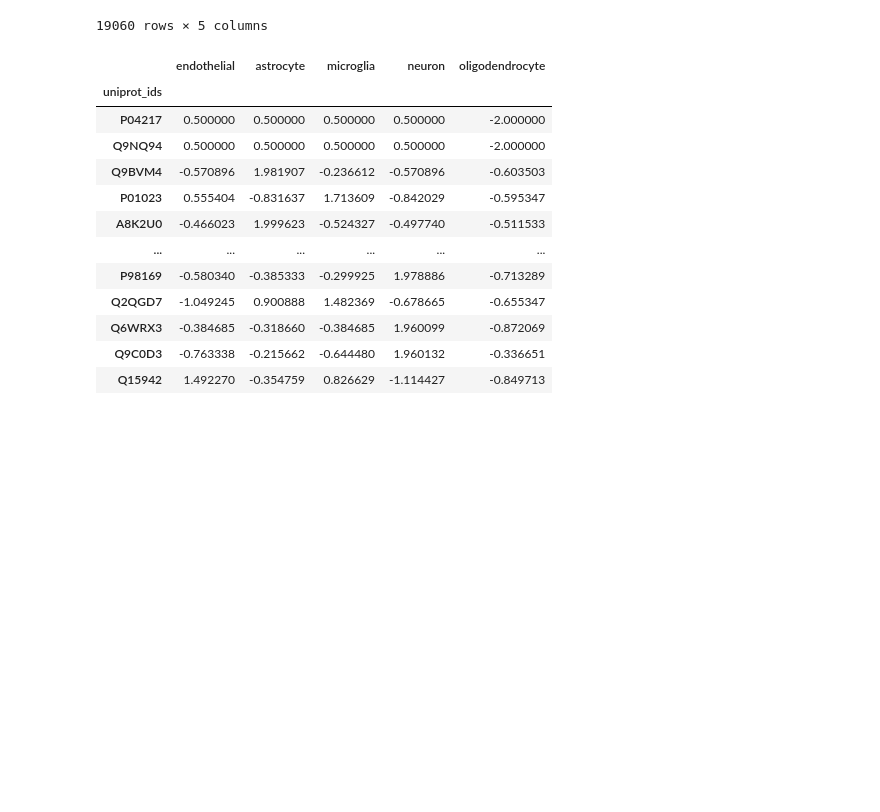
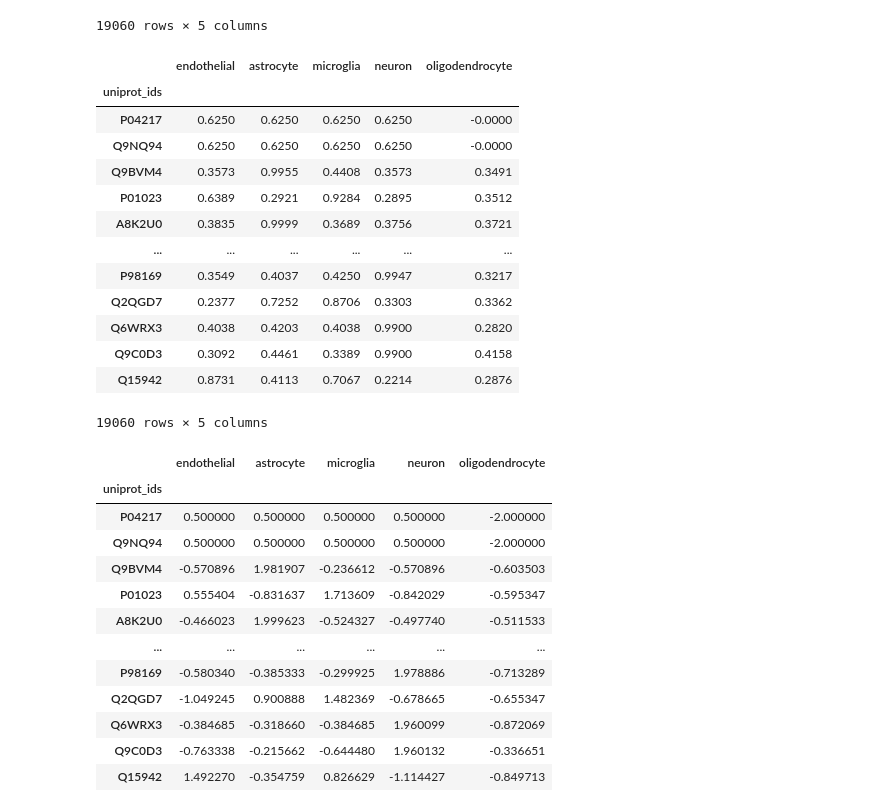
Before and after one commit to Walt-Lab/bdev_mass_spec, a Jupyter notebook: 10_analysis.ipynb, the cells around one changed output. Saved outputs shown, nothing was run; the diff lists cells and outputs as text; code cells hidden in the pictures; blank space fills up the shorter version.

```diff
--- a/10_analysis.ipynb
+++ b/10_analysis.ipynb
@@ -231,7 +210,7 @@ def mean_cell_type(brain_rna_seq_data, cell_type):
     ----------
     brain_rna_seq_data : pandas.DataFrame
         Dataframe with a column called "uniprot_ids" (contains UniProt ID), and other columns containing cell-type specific Brain RNA Seq data
-    cell_type : {'fetal', 'mature', 'endothelial', 'microglia', 'oligodendrocyte', 'neuron'}
+    cell_type : {'astrocyte', 'endothelial', 'microglia', 'oligodendrocyte', 'neuron'}
         Cell type of interest requested. Options:
          - 'astrocyte': mature astrocytes
          - 'endothelial': endothelial cells
@@ -273,6 +252,21 @@ def mean_cell_type(brain_rna_seq_data, cell_type):
             columns={"uniprot_ids": "uniprot_ids", "Mean": cell_type}
         )
 
+def calculate_tau(row):
+    """
+    Uses the numeric values in a row of a dataframe (with the row being expression data for a specific protein of interest) to determine a protein's tau specificity index. Returns a numpy array with an index of indentifier for the protein and values of tau scores.
+    Parameters
+    ----------
+    'row' : pandas.DataFrame
+        Row of a DataFrame containing expression data for a protein of interest with one column for each cell/tissue being analyzed. Index should be identifier for each protein.
+    References
+    ----------
+    Kryuchkova-Mostacci N, Robinson-Rechavi M. A benchmark of gene expression tissue-specificity metrics. Brief Bioinform. 2017 Mar 1;18(2):205-214. doi: 10.1093/bib/bbw008. PMID: 26891983; PMCID: PMC5444245.
+    """
+    row_array = np.array(row, dtype=np.float64)
+    row_x = (row_array/ max(row_array))
+    tau = ((np.sum(1 - row_x) / ((len(row_x)) - 1)))
+    return tau
 
 def cell_type_enrichment(
     brain_rna_seq_data,
@@ -281,6 +275,7 @@ def cell_type_enrichment(
     specificity_cutoff,
 ):
     """
+    Returns a list of UniProt IDs corresponding to targets that meet specified criteria to determine cell-type specificity.
     Parameters
     ----------
     'brain_rna_seq_data' : pandas.DataFrame
@@ -292,19 +287,20 @@ def cell_type_enrichment(
          - 'microglia': microglia cells
          - 'oligodendrocyte': oligodendrocytes
          - 'neuron': neurons
-    'specificity_metric': {
-        'tsi',
-        'zscore',
-        'spm',
-        'js_specificity'
-    }
+    'specificity_metric': {'tsi', 'zscore', 'spm', 'tau', 'gini', 'hg'}
         Individualized metric of determining cell type specificity requested. Options:
         - 'tsi': tissue specificity index
         - 'zscore': z-score
         - 'spm': specificity measure
-        - 'js_specificity': jensen-shannon specificity
+        - 'tau': tau index
+        - 'gini' : gini coefficient
+        - 'hg' : entropy of a gene's expression distribution
     'specificity_cutoff' : numeric
         Numeric value representing the minimum value of the second enrichment cutoff.
+    References
+    ----------
+    Kryuchkova-Mostacci N, Robinson-Rechavi M. A benchmark of gene expression tissue-specificity metrics. Brief Bioinform. 2017 Mar 1;18(2):205-214. doi: 10.1093/bib/bbw008. PMID: 26891983; PMCID: PMC5444245.
+    Schug J, Schuller WP, Kappen C, Salbaum JM, Bucan M, Stoeckert CJ Jr. Promoter features related to tissue specificity as measured by Shannon entropy. Genome Biol. 2005;6(4):R33. doi: 10.1186/gb-2005-6-4-r33. Epub 2005 Mar 29. PMID: 15833120; PMCID: PMC1088961.
     """
 
     astrocytes = mean_cell_type(brain_rna_seq_data, "astrocyte")
@@ -677,6 +673,23 @@ def calculate_zscore(row):
     std_array = np.std(row_array)
     zscore = (row_array - mean_array) / std_array
     return pd.Series(zscore, index = row.index)
+# %%
+tspex.TissueSpecificity(expression_data, 'zscore')
+# %% [output]
+|  | endothelial | astrocyte | microglia | neuron | oligodendrocyte |
+| uniprot_ids |  |  |  |  |  |
+| P04217 | 0.6250 | 0.6250 | 0.6250 | 0.6250 | -0.0000 |
+| Q9NQ94 | 0.6250 | 0.6250 | 0.6250 | 0.6250 | -0.0000 |
+| Q9BVM4 | 0.3573 | 0.9955 | 0.4408 | 0.3573 | 0.3491 |
+| P01023 | 0.6389 | 0.2921 | 0.9284 | 0.2895 | 0.3512 |
+| A8K2U0 | 0.3835 | 0.9999 | 0.3689 | 0.3756 | 0.3721 |
+| ... | ... | ... | ... | ... | ... |
+| P98169 | 0.3549 | 0.4037 | 0.4250 | 0.9947 | 0.3217 |
+| Q2QGD7 | 0.2377 | 0.7252 | 0.8706 | 0.3303 | 0.3362 |
+| Q6WRX3 | 0.4038 | 0.4203 | 0.4038 | 0.9900 | 0.2820 |
+| Q9C0D3 | 0.3092 | 0.4461 | 0.3389 | 0.9900 | 0.4158 |
+| Q15942 | 0.8731 | 0.4113 | 0.7067 | 0.2214 | 0.2876 |
+19060 rows × 5 columns
 # %%
 expression_data.apply(calculate_zscore, axis = 1)
 # %% [output]
```
Also changed, not shown: parts of 2 cells of this notebook.
